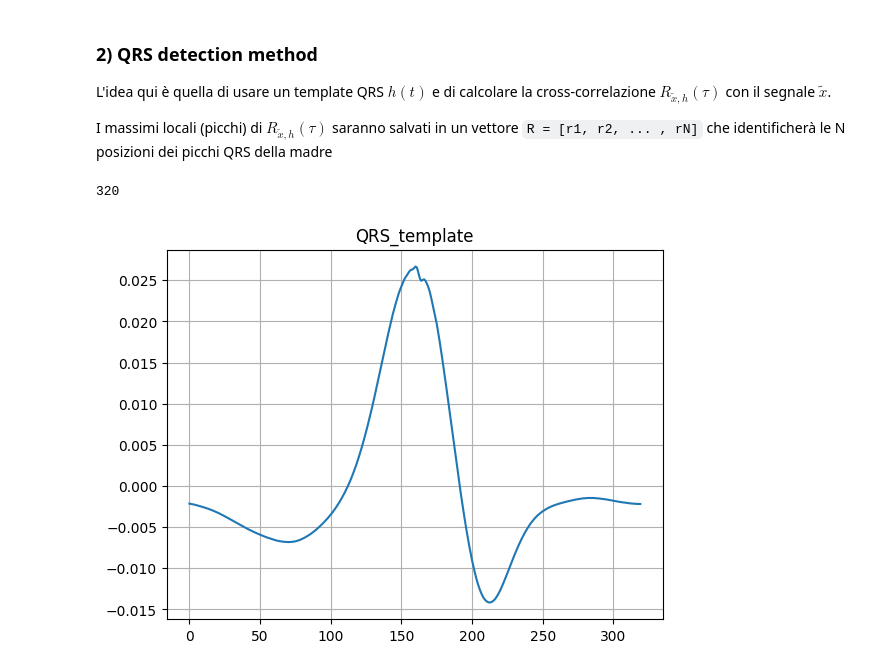
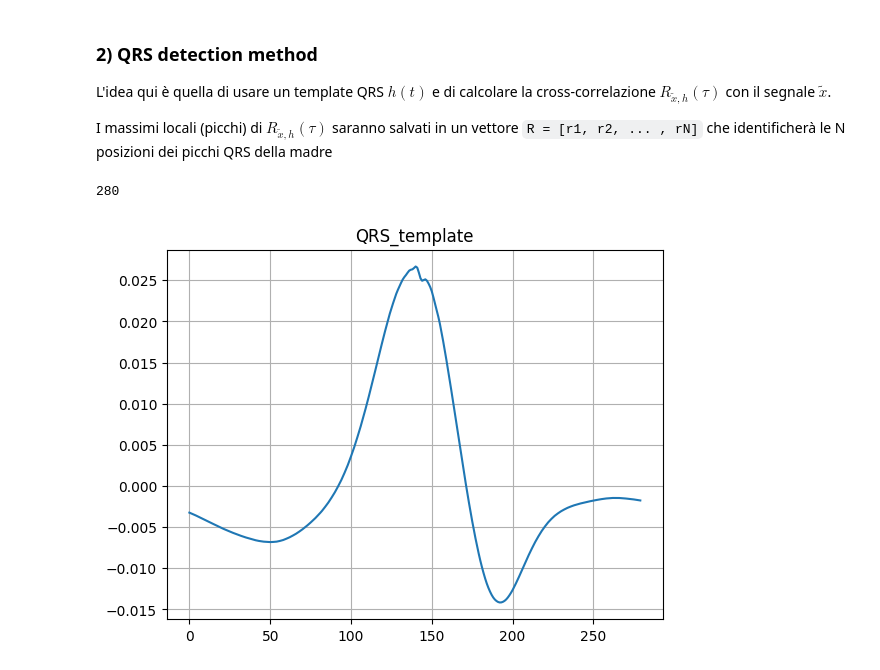
Before and after one commit to EmanueleGiavardi/BSP_project, a Jupyter notebook: test.ipynb, the cells around one changed output. Drawn from its saved outputs; the diff is of its cells as text; code cells hidden in the pictures.

```diff
--- a/test.ipynb
+++ b/test.ipynb
@@ -260,16 +265,16 @@ def create_qrs_template(signal, sf, duration_template_seconds):
 # %%
 # modificata la dimensione della finestra. Con la durata di 0.10 secondi , dunque con 200 campioni, la finestra non sembra catturare bene l'intero complesso
 # GIUDIZIO QUALITATIVO
 
-duration_template_seconds = 0.16
+duration_template_seconds = 0.14
 
 QRS_template = create_qrs_template(enhanced_QRS, new_sf, duration_template_seconds)
 
 print(len(QRS_template))
 plt.plot(QRS_template)
 plt.title('QRS_template')
 plt.grid(True)
 plt.show()
 # %% [output]
-320
+280
-[figure, old version]
+[figure, new version]
```
Also changed, not shown: parts of 5 cells of this notebook.
